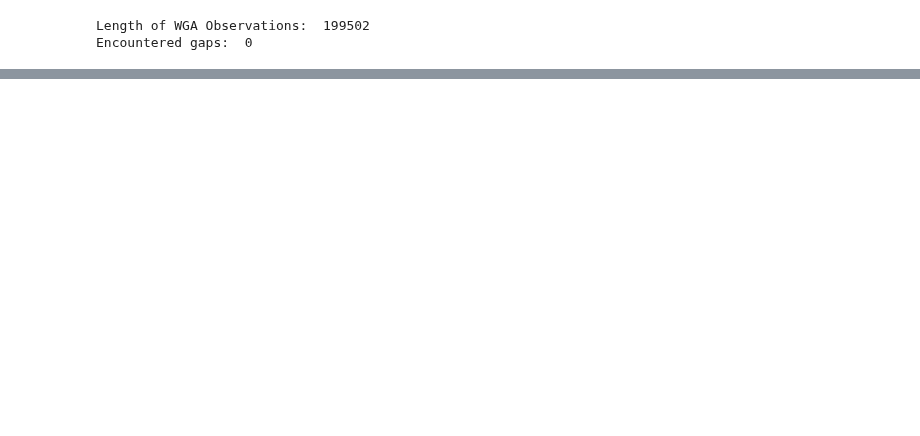
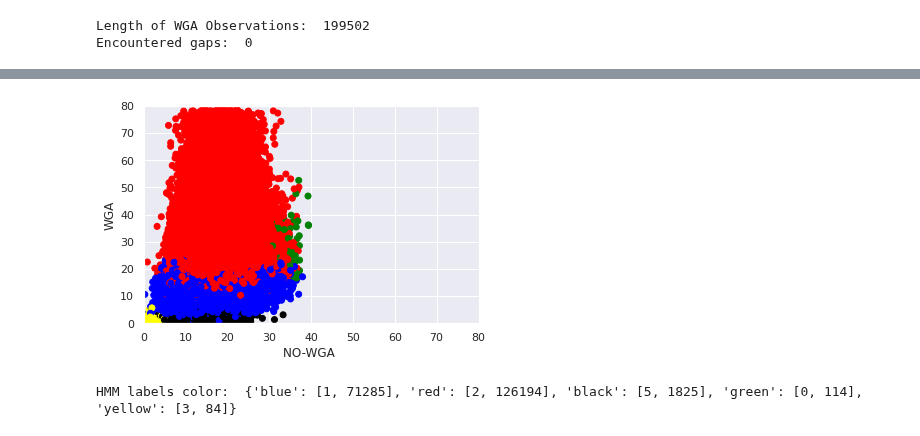
Before and after one commit to pockerman/hidden_markov_modeling, a Jupyter notebook: stories/story_17.ipynb, the cells around one changed output, grey strips where cells are left out. Cells and saved outputs as stored; diff of their text form; code cells hidden in the pictures; blank space fills up the shorter version.

```diff
--- a/stories/story_17.ipynb
+++ b/stories/story_17.ipynb
@@ -47,7 +52,7 @@ Orphan state HMM_Model-end removed due to no edges                             l
 # %%
 # load the region we want to use for prediction
 region_name = "region_0_REGION_3_5S.txt"
-region_file = "/home/david/Desktop/" + region_name
+region_file = "/home/alex/qi3/hidden_markov_modeling/data/" + region_name
 region = Region.load(filename=region_file)
 region.check_windows_sanity()
 mixed_windows = region.get_mixed_windows()
@@ -106,0 +70,4 @@ There should be 0 gaps
+# %%
+filename="viterbi_path_TUF_GMM_INCREASE_NO_WGA_" + region_name
+viterbi_path, observations, sequence_viterbi_state = create_viterbi_path(sequence=sequence,
+                                                                         hmm_model=hmm_model, filename=filename)
@@ -263,0 +125,12 @@ Length: 1825
+# %%
+hmm_states_to_labels = {"Duplication": 0, "Normal-I": 1, "Normal-II":2,
+                        "Deletion": 3, "Single-Deletion": 4, "TUF": 5}
+
+color_comp_assoc_hmm, hmm_states_to_labels, hmm_labels = plot_hmm_states_to_labels(hmm_states_to_labels=hmm_states_to_labels,
+                                                                          observations=observations,
+                                                                          sequence_viterbi_state=sequence_viterbi_state,
+                       no_wga_obs=no_wga_obs, wga_obs=wga_obs)
+print("HMM labels color: ", color_comp_assoc_hmm)
+# %% [output]
+[figure, added]
+HMM labels color:  {'blue': [1, 71285], 'red': [2, 126194], 'black': [5, 1825], 'green': [0, 114], 'yellow': [3, 84]}
```
Also changed, not shown: parts of 17 cells of this notebook, 7 other files.
